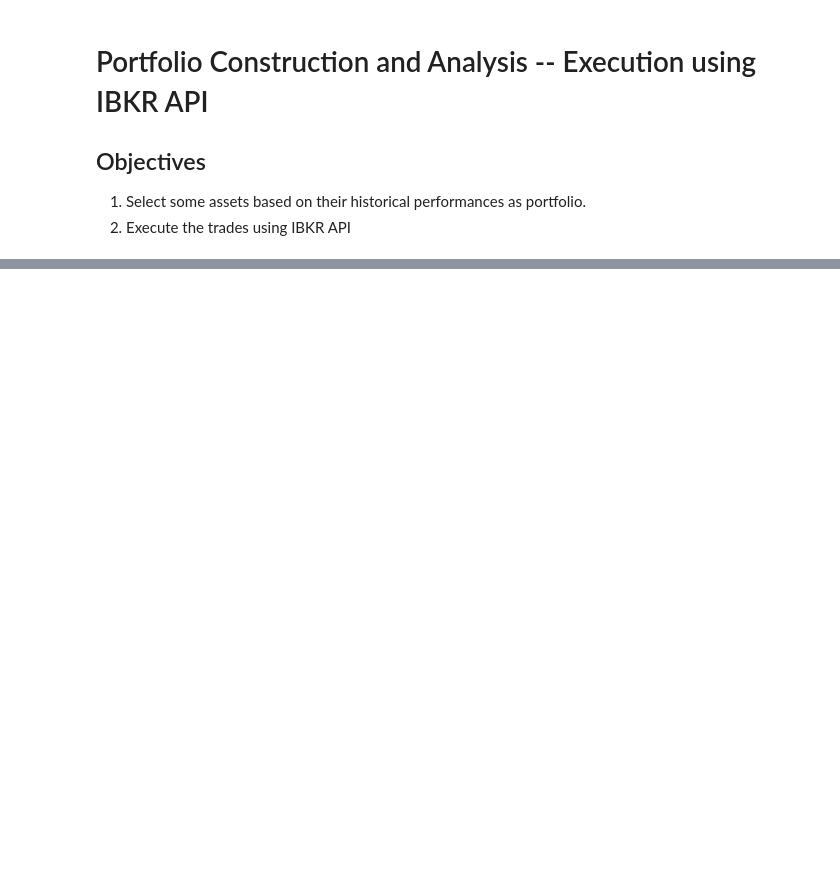
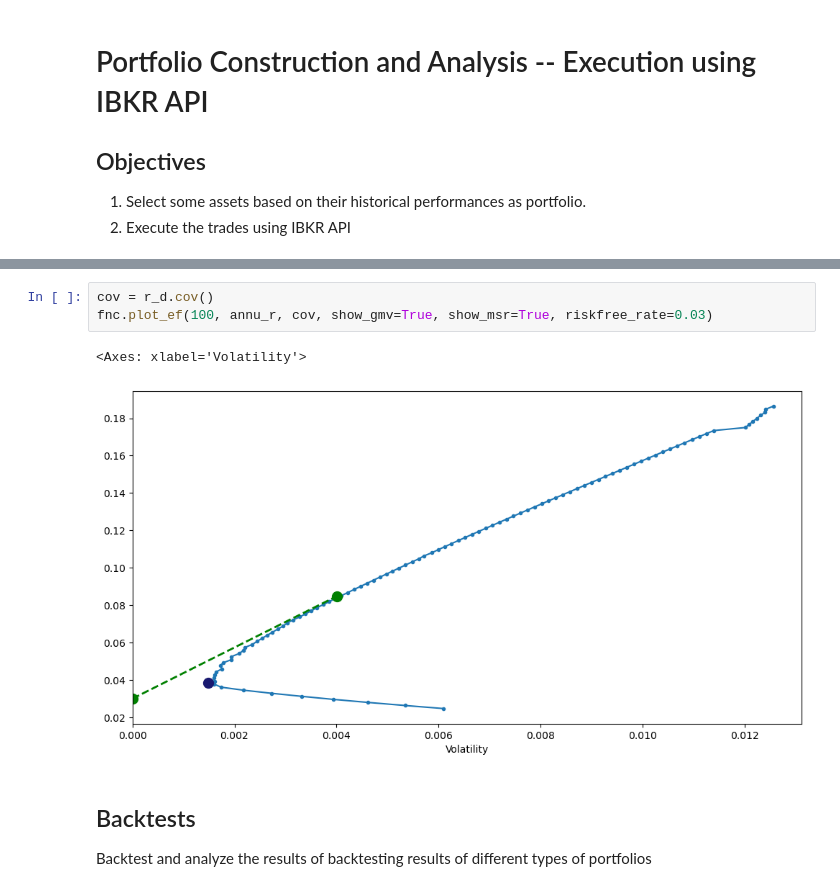
Before and after one commit to Titiksh-07/Portfolio-Construction-and-Analysis, a Jupyter notebook: notebooks/Portfolio_construction_7_execution.ipynb, the cells around one changed output, grey strips where cells are left out. Drawn from its saved outputs; the diff is of its cells as text; blank space fills up the shorter version.

Commit message:
Portfolio Research

```diff
--- a/notebooks/Portfolio_construction_7_execution.ipynb
+++ b/notebooks/Portfolio_construction_7_execution.ipynb
@@ -23,0 +121,9 @@ ModuleNotFoundError: No module named 'functions_1'
+# %%
+cov = r_d.cov()
+fnc.plot_ef(100, annu_r, cov, show_gmv=True, show_msr=True, riskfree_rate=0.03)
+# %% [output]
+<Axes: xlabel='Volatility'>
+[figure, added]
+# %% [markdown]
+## Backtests
+Backtest and analyze the results of backtesting results of different types of portfolios
```
Also changed, not shown: parts of 18 cells of this notebook, 1 other file.
